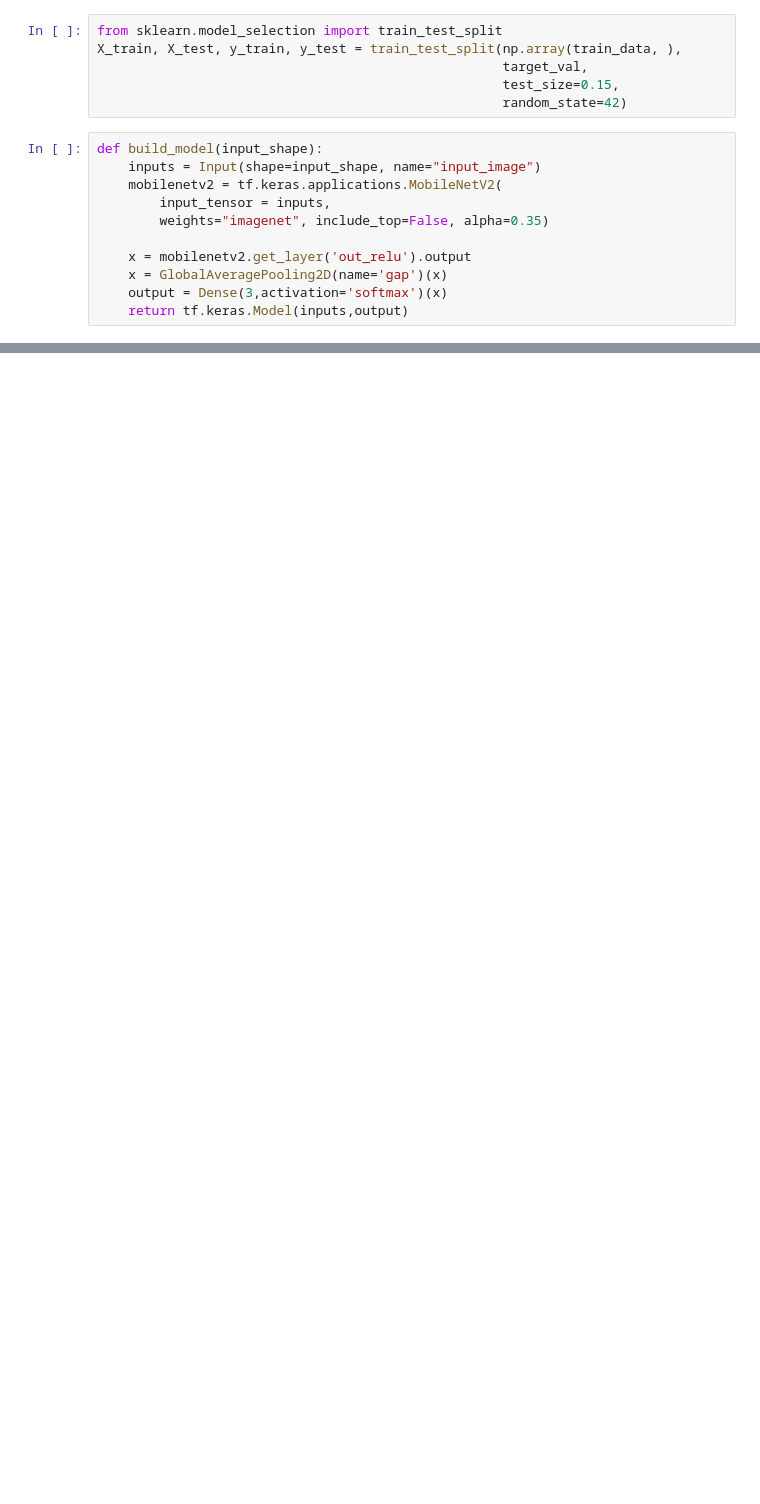
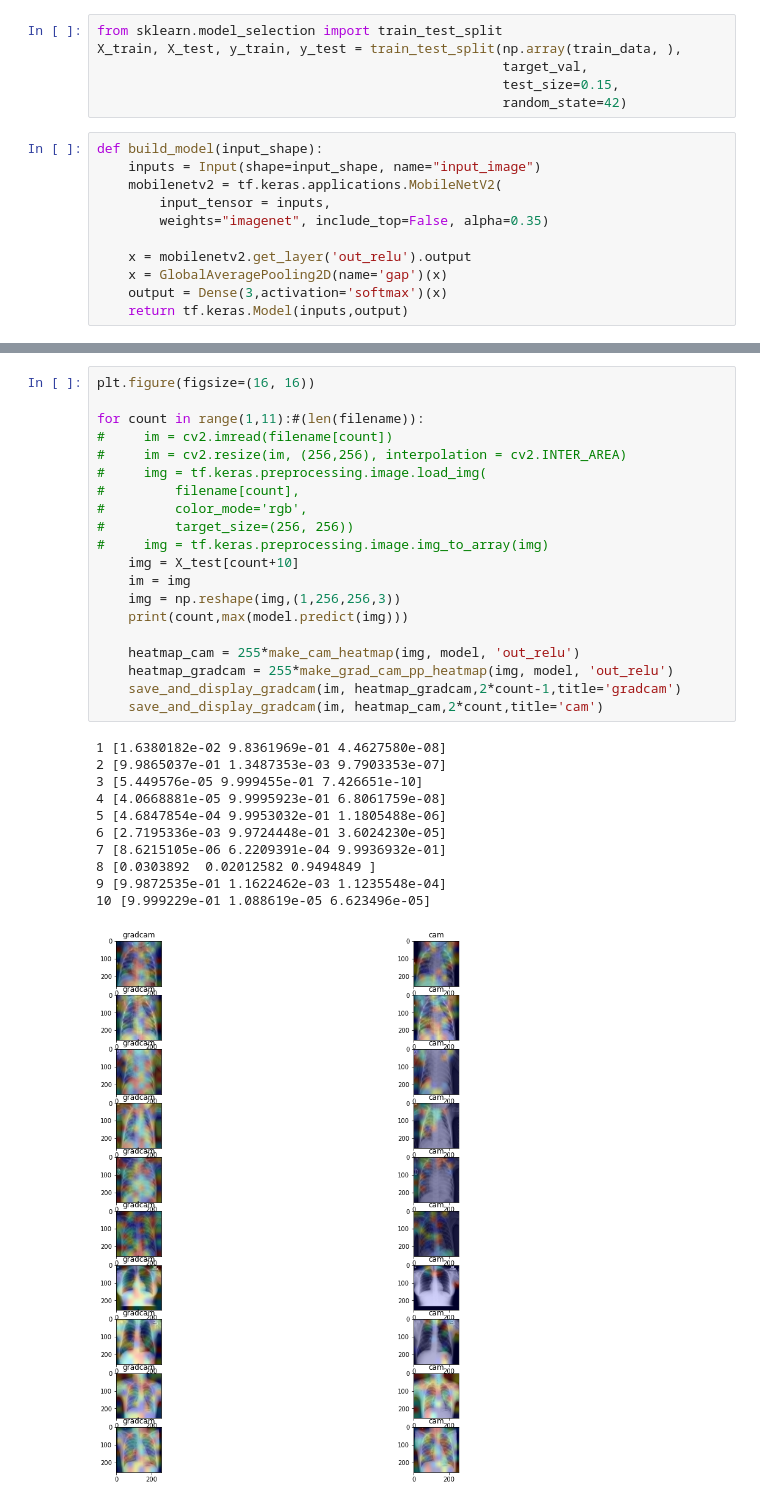
Before and after one commit to degagawolde/DeepLearningBasedTBDiagnosis, a Jupyter notebook: LocalizationWithExplanation.ipynb, the cells around one changed output, grey strips where cells are left out. Drawn from its saved outputs; the diff is of its cells as text; blank space fills up the shorter version.

```diff
--- a/LocalizationWithExplanation.ipynb
+++ b/LocalizationWithExplanation.ipynb
@@ -137,0 +139,32 @@ for count in range(1,11):#(len(filename)):
+# %%
+plt.figure(figsize=(16, 16))
+
+for count in range(1,11):#(len(filename)):
+#     im = cv2.imread(filename[count])
+#     im = cv2.resize(im, (256,256), interpolation = cv2.INTER_AREA)
+#     img = tf.keras.preprocessing.image.load_img(
+#         filename[count],
+#         color_mode='rgb',
+#         target_size=(256, 256))
+#     img = tf.keras.preprocessing.image.img_to_array(img)
+    img = X_test[count+10]
+    im = img
+    img = np.reshape(img,(1,256,256,3))
+    print(count,max(model.predict(img)))
+
+    heatmap_cam = 255*make_cam_heatmap(img, model, 'out_relu')
+    heatmap_gradcam = 255*make_grad_cam_pp_heatmap(img, model, 'out_relu')
+    save_and_display_gradcam(im, heatmap_gradcam,2*count-1,title='gradcam')
+    save_and_display_gradcam(im, heatmap_cam,2*count,title='cam')
+# %% [output]
+1 [1.6380182e-02 9.8361969e-01 4.4627580e-08]
+2 [9.9865037e-01 1.3487353e-03 9.7903353e-07]
+3 [5.449576e-05 9.999455e-01 7.426651e-10]
+4 [4.0668881e-05 9.9995923e-01 6.8061759e-08]
+5 [4.6847854e-04 9.9953032e-01 1.1805488e-06]
+6 [2.7195336e-03 9.9724448e-01 3.6024230e-05]
+7 [8.6215105e-06 6.2209391e-04 9.9936932e-01]
+8 [0.0303892  0.02012582 0.9494849 ]
+9 [9.9872535e-01 1.1622462e-03 1.1235548e-04]
+10 [9.999229e-01 1.088619e-05 6.623496e-05]
+[figure, added]
```
Also changed, not shown: parts of 17 cells of this notebook, 7 other files.
